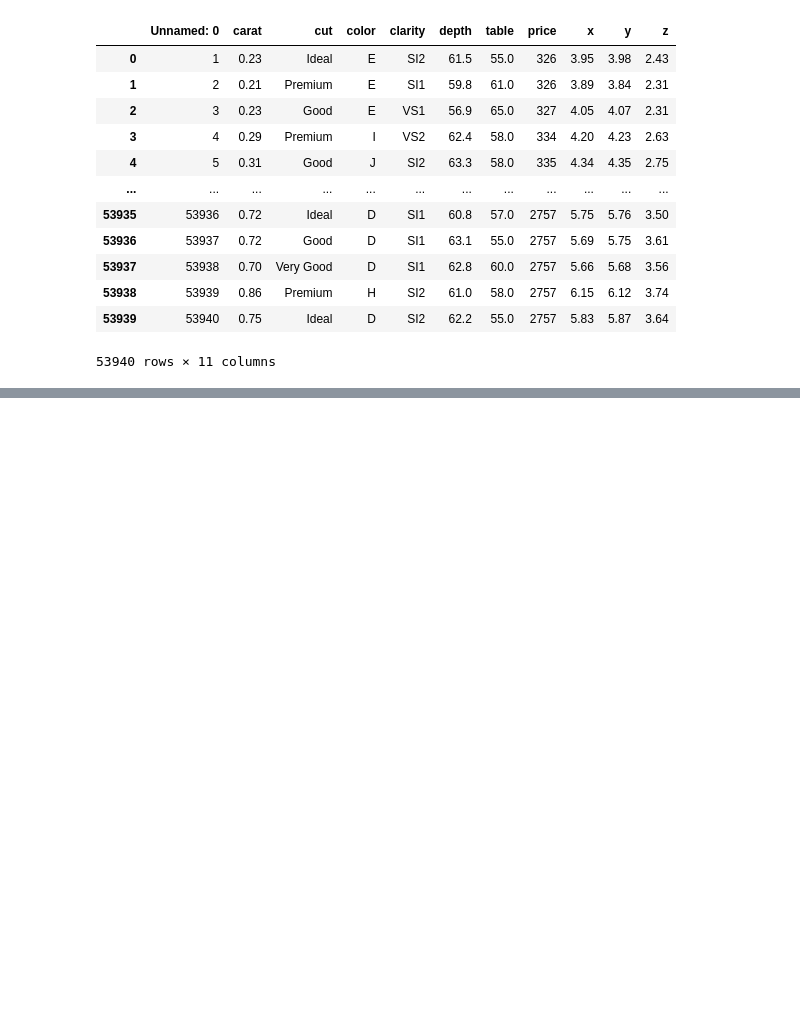
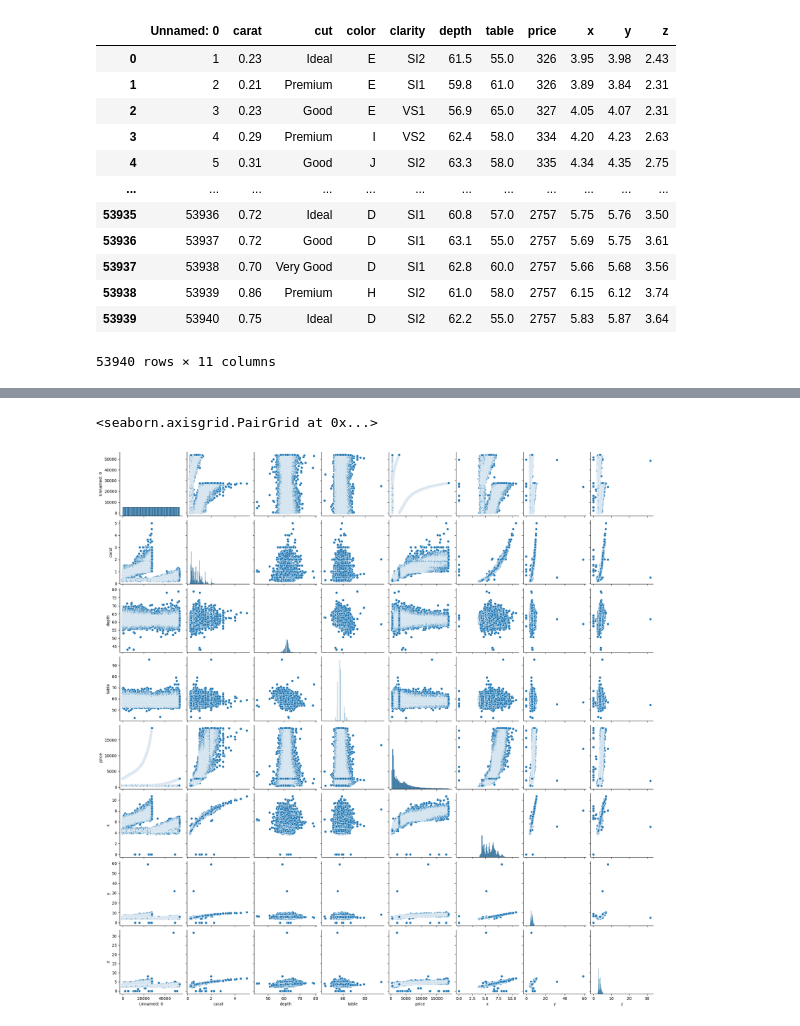
Before and after one commit to aryanrada/data-visualization-project, a Jupyter notebook: Diamonds_analysis/analysis.ipynb, the cells around one changed output, grey strips where cells are left out. Drawn from its saved outputs; the diff is of its cells as text; code cells hidden in the pictures; blank space fills up the shorter version.

```diff
--- a/Diamonds_analysis/analysis.ipynb
+++ b/Diamonds_analysis/analysis.ipynb
@@ -20,0 +74,5 @@ data
+# %%
+sns.pairplot(data)
+# %% [output]
+<seaborn.axisgrid.PairGrid at 0x...>
+[figure, added]
```
Also changed, not shown: parts of 6 cells of this notebook.
